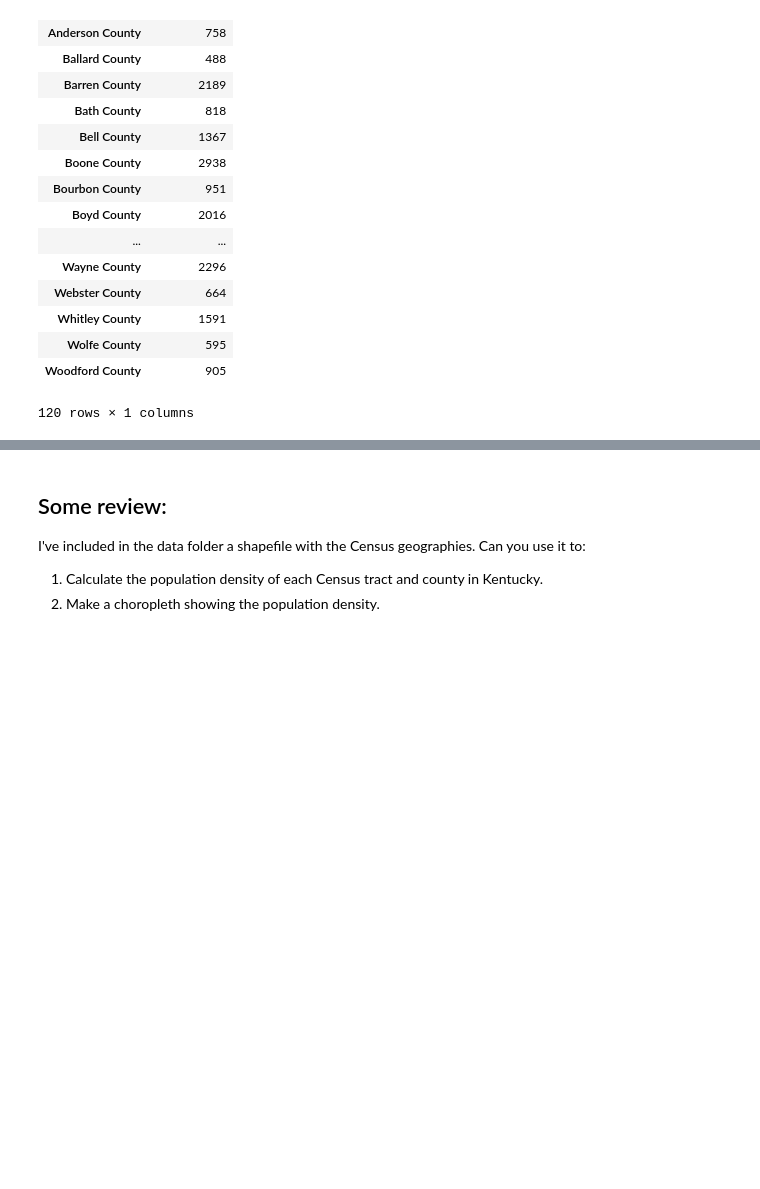
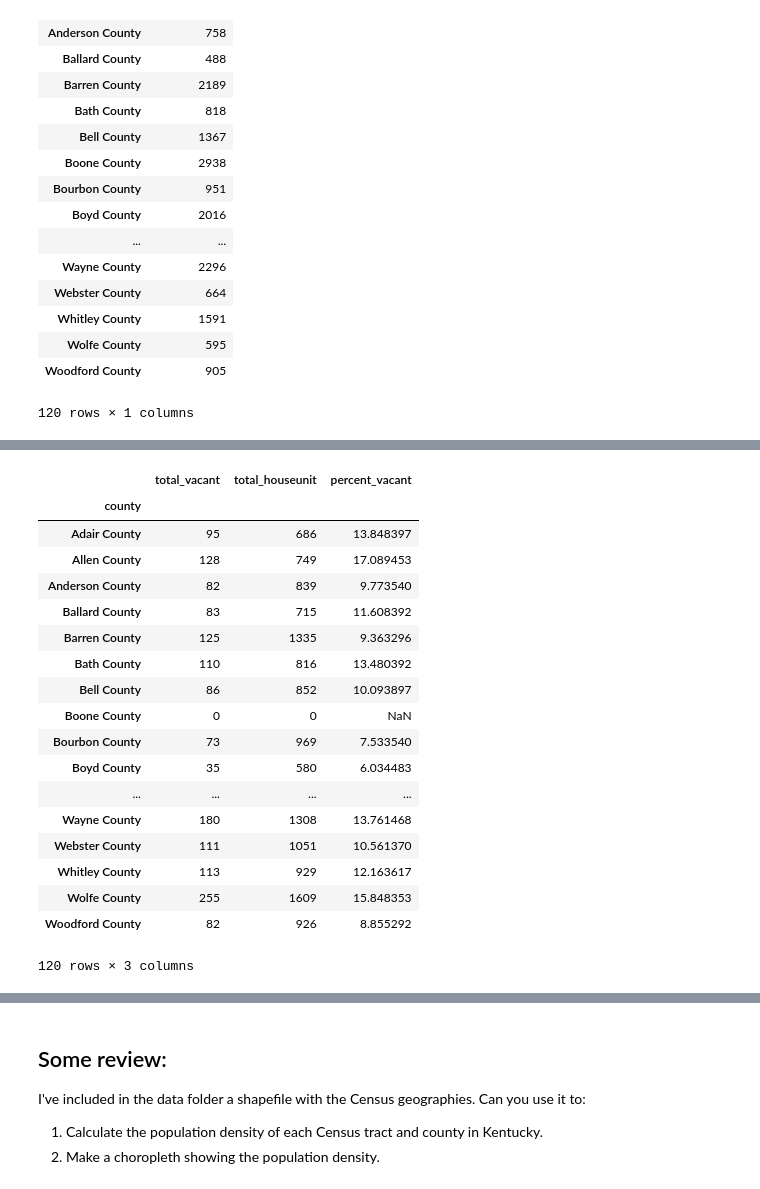
Before and after one commit to ginazheng1028/ce599-s17, a Jupyter notebook: 12-Grouping/groupby.ipynb, the cells around one changed output, grey strips where cells are left out. Cells and saved outputs as stored; diff of their text form; code cells hidden in the pictures; blank space fills up the shorter version.

```diff
--- a/12-Grouping/groupby.ipynb
+++ b/12-Grouping/groupby.ipynb
@@ -507,0 +434,25 @@ percent_vacant
+# %%
+vacant1=sf1['H5-D001'].groupby(sf1['county']).min().to_frame(name='total_vacant')
+vacant1['total_houseunit']=sf1['H1-D001'].groupby(sf1['county']).min()
+vacant1['percent_vacant']=vacant1['total_vacant']/vacant1['total_houseunit']*100
+vacant1
+# %% [output]
+|  | total_vacant | total_houseunit | percent_vacant |
+| county |  |  |  |
+| Adair County | 95 | 686 | 13.848397 |
+| Allen County | 128 | 749 | 17.089453 |
+| Anderson County | 82 | 839 | 9.773540 |
+| Ballard County | 83 | 715 | 11.608392 |
+| Barren County | 125 | 1335 | 9.363296 |
+| Bath County | 110 | 816 | 13.480392 |
+| Bell County | 86 | 852 | 10.093897 |
+| Boone County | 0 | 0 | NaN |
+| Bourbon County | 73 | 969 | 7.533540 |
+| Boyd County | 35 | 580 | 6.034483 |
+| ... | ... | ... | ... |
+| Wayne County | 180 | 1308 | 13.761468 |
+| Webster County | 111 | 1051 | 10.561370 |
+| Whitley County | 113 | 929 | 12.163617 |
+| Wolfe County | 255 | 1609 | 15.848353 |
+| Woodford County | 82 | 926 | 8.855292 |
+120 rows × 3 columns
```
Also changed, not shown: parts of 11 cells of this notebook.
